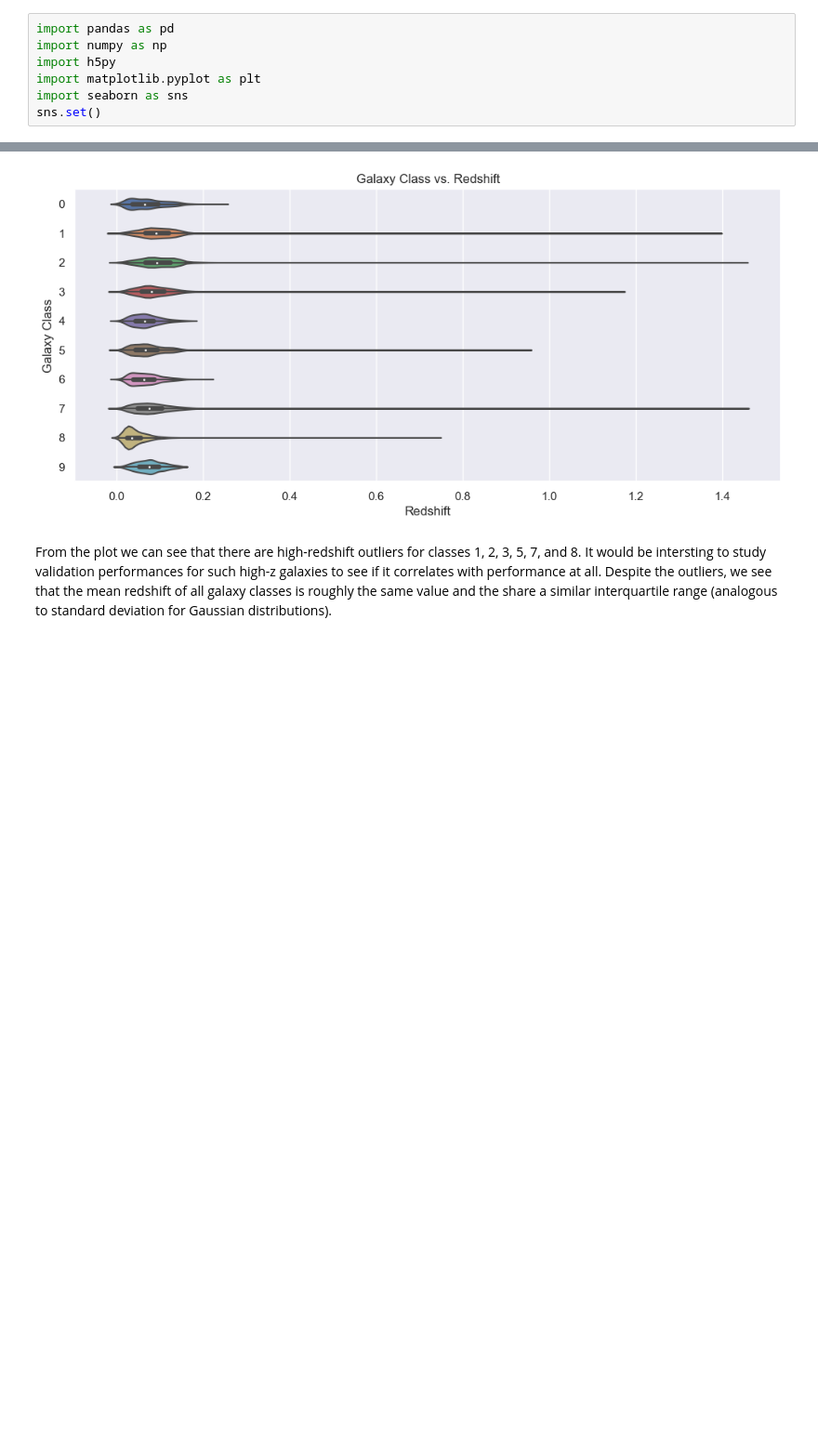
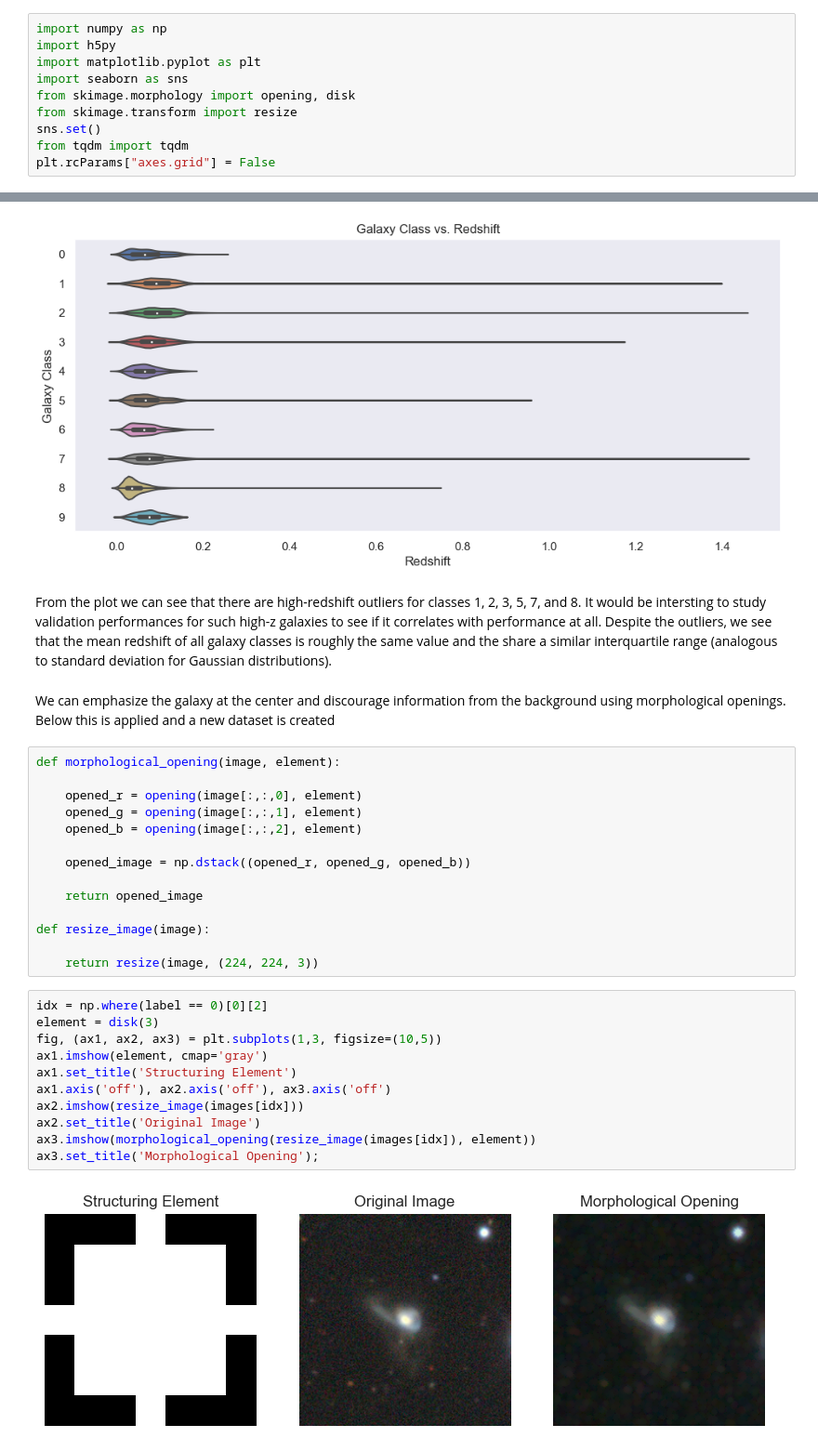
Before and after one commit to snehjp2/GCNNMorphology, a Jupyter notebook: src/notebooks/loading_data.ipynb, the cells around one changed output, grey strips where cells are left out. Shown at 93% size. Saved outputs shown, nothing was run; the diff lists cells and outputs as text; blank space fills up the shorter version.

```diff
--- a/src/notebooks/loading_data.ipynb
+++ b/src/notebooks/loading_data.ipynb
@@ -1,10 +1,13 @@
 # %%
-import pandas as pd
 import numpy as np
 import h5py
 import matplotlib.pyplot as plt
 import seaborn as sns
+from skimage.morphology import opening, disk
+from skimage.transform import resize
 sns.set()
+from tqdm import tqdm
+plt.rcParams["axes.grid"] = False
 # %%
 filename = "../../data/Galaxy10_DECals.h5"
 
@@ -83,3 +86,32 @@ plt.savefig('../../plots/class_redshift_dependence.png')
 [figure]
 # %% [markdown]
 From the plot we can see that there are high-redshift outliers for classes 1, 2, 3, 5, 7, and 8. It would be intersting to study validation performances for such high-z galaxies to see if it correlates with performance at all. Despite the outliers, we see that the mean redshift of all galaxy classes is roughly the same value and the share a similar interquartile range (analogous to standard deviation for Gaussian distributions).
+# %% [markdown]
+We can emphasize the galaxy at the center and discourage information from the background using morphological openings. Below this is applied and a new dataset is created
+# %%
+def morphological_opening(image, element):
+
+    opened_r = opening(image[:,:,0], element)
+    opened_g = opening(image[:,:,1], element)
+    opened_b = opening(image[:,:,2], element)
+
+    opened_image = np.dstack((opened_r, opened_g, opened_b))
+
+    return opened_image
+
+def resize_image(image):
+
+    return resize(image, (224, 224, 3))
+# %%
+idx = np.where(label == 0)[0][2]
+element = disk(3)
+fig, (ax1, ax2, ax3) = plt.subplots(1,3, figsize=(10,5))
+ax1.imshow(element, cmap='gray')
+ax1.set_title('Structuring Element')
+ax1.axis('off'), ax2.axis('off'), ax3.axis('off')
+ax2.imshow(resize_image(images[idx]))
+ax2.set_title('Original Image')
+ax3.imshow(morphological_opening(resize_image(images[idx]), element))
+ax3.set_title('Morphological Opening');
+# %% [output]
+[figure, added]
```
Also changed, not shown: parts of 7 cells of this notebook, 4 other files.
